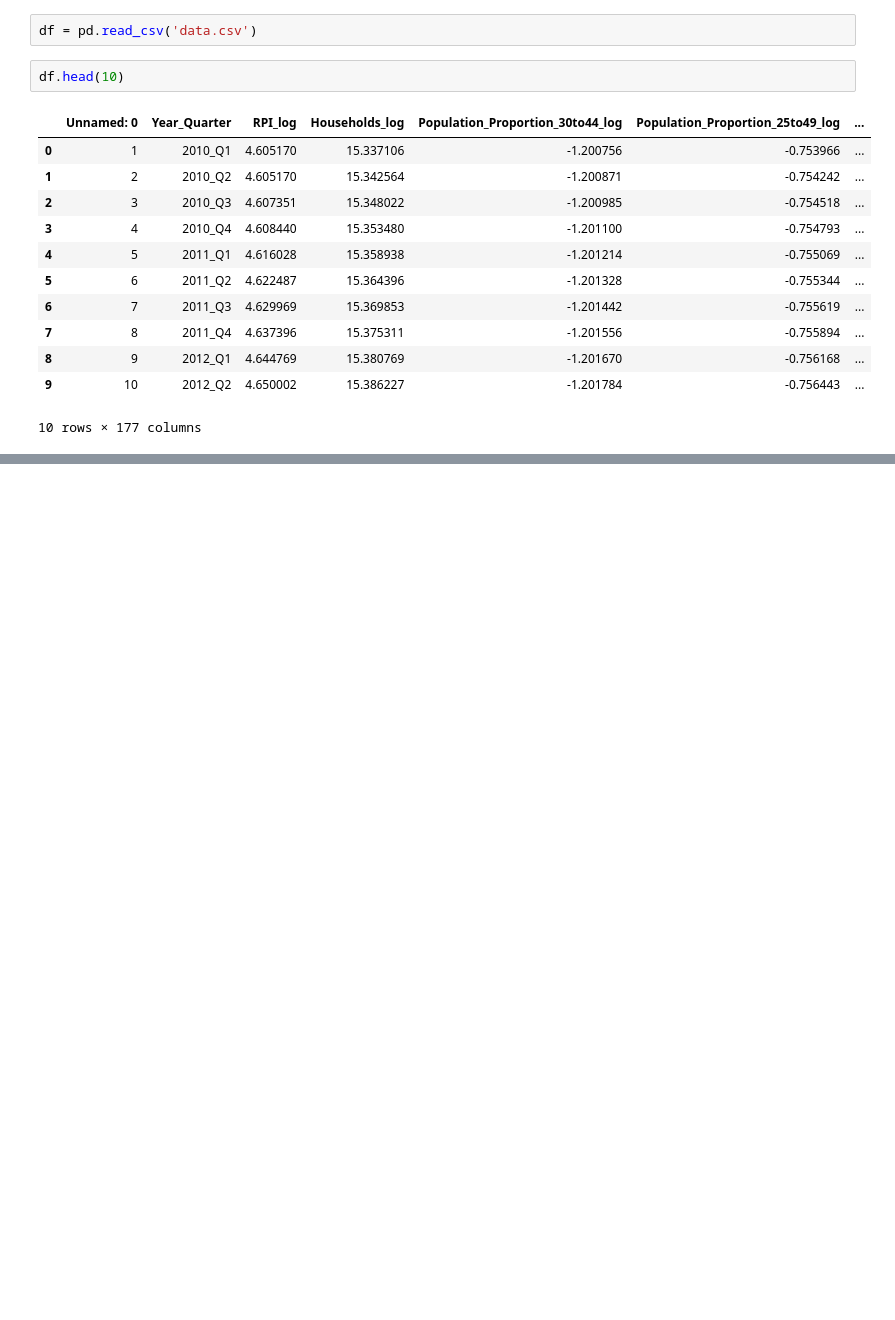
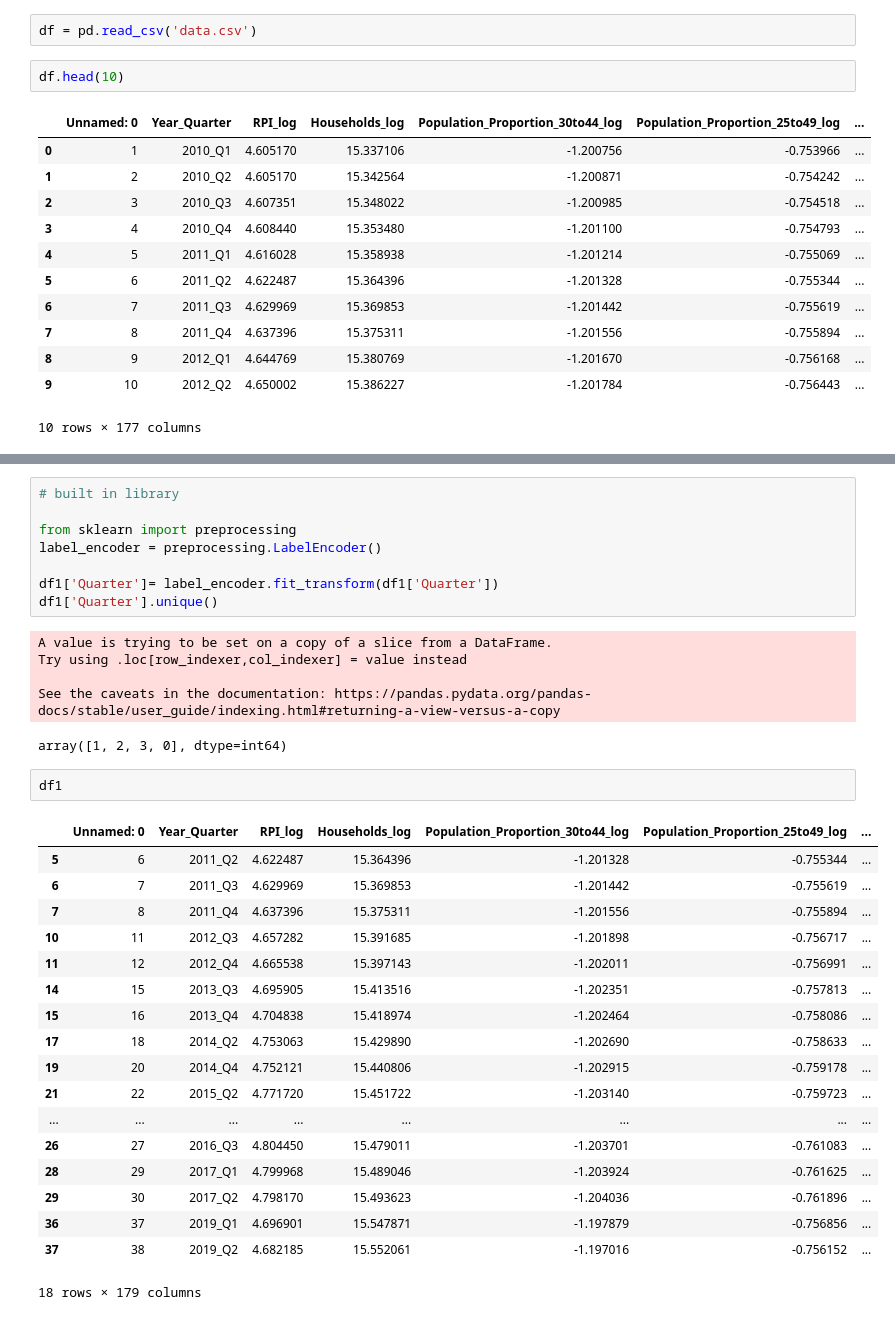
Before and after one commit to k21k/Python-Notes, a Jupyter notebook: Exercises - Qasim/Exercise 17 (Data Pre-processing)/Exercise 17 - Answers K.ipynb, the cells around one changed output, grey strips where cells are left out. Drawn from its saved outputs; the diff is of its cells as text; blank space fills up the shorter version.

```diff
--- a/Exercises - Qasim/Exercise 17 (Data Pre-processing)/Exercise 17 - Answers K.ipynb
+++ b/Exercises - Qasim/Exercise 17 (Data Pre-processing)/Exercise 17 - Answers K.ipynb
@@ -39,0 +142,35 @@ df.head(10)
+# %%
+# built in library
+
+from sklearn import preprocessing
+label_encoder = preprocessing.LabelEncoder()
+
+df1['Quarter']= label_encoder.fit_transform(df1['Quarter'])
+df1['Quarter'].unique()
+# %% [output]
+A value is trying to be set on a copy of a slice from a DataFrame.
+Try using .loc[row_indexer,col_indexer] = value instead
+
+See the caveats in the documentation: https://pandas.pydata.org/pandas-docs/stable/user_guide/indexing.html#returning-a-view-versus-a-copy
+array([1, 2, 3, 0], dtype=int64)
+# %%
+df1
+# %% [output]
+|  | Unnamed: 0 | Year_Quarter | RPI_log | Households_log | Population_Proportion_30to44_log | Population_Proportion_25to49_log | ... |
+| 5 | 6 | 2011_Q2 | 4.622487 | 15.364396 | -1.201328 | -0.755344 | ... |
+| 6 | 7 | 2011_Q3 | 4.629969 | 15.369853 | -1.201442 | -0.755619 | ... |
+| 7 | 8 | 2011_Q4 | 4.637396 | 15.375311 | -1.201556 | -0.755894 | ... |
+| 10 | 11 | 2012_Q3 | 4.657282 | 15.391685 | -1.201898 | -0.756717 | ... |
+| 11 | 12 | 2012_Q4 | 4.665538 | 15.397143 | -1.202011 | -0.756991 | ... |
+| 14 | 15 | 2013_Q3 | 4.695905 | 15.413516 | -1.202351 | -0.757813 | ... |
+| 15 | 16 | 2013_Q4 | 4.704838 | 15.418974 | -1.202464 | -0.758086 | ... |
+| 17 | 18 | 2014_Q2 | 4.753063 | 15.429890 | -1.202690 | -0.758633 | ... |
+| 19 | 20 | 2014_Q4 | 4.752121 | 15.440806 | -1.202915 | -0.759178 | ... |
+| 21 | 22 | 2015_Q2 | 4.771720 | 15.451722 | -1.203140 | -0.759723 | ... |
+| ... | ... | ... | ... | ... | ... | ... | ... |
+| 26 | 27 | 2016_Q3 | 4.804450 | 15.479011 | -1.203701 | -0.761083 | ... |
+| 28 | 29 | 2017_Q1 | 4.799968 | 15.489046 | -1.203924 | -0.761625 | ... |
+| 29 | 30 | 2017_Q2 | 4.798170 | 15.493623 | -1.204036 | -0.761896 | ... |
+| 36 | 37 | 2019_Q1 | 4.696901 | 15.547871 | -1.197879 | -0.756856 | ... |
+| 37 | 38 | 2019_Q2 | 4.682185 | 15.552061 | -1.197016 | -0.756152 | ... |
+18 rows × 179 columns
```
Also changed, not shown: parts of 15 cells of this notebook, 2 other files.
